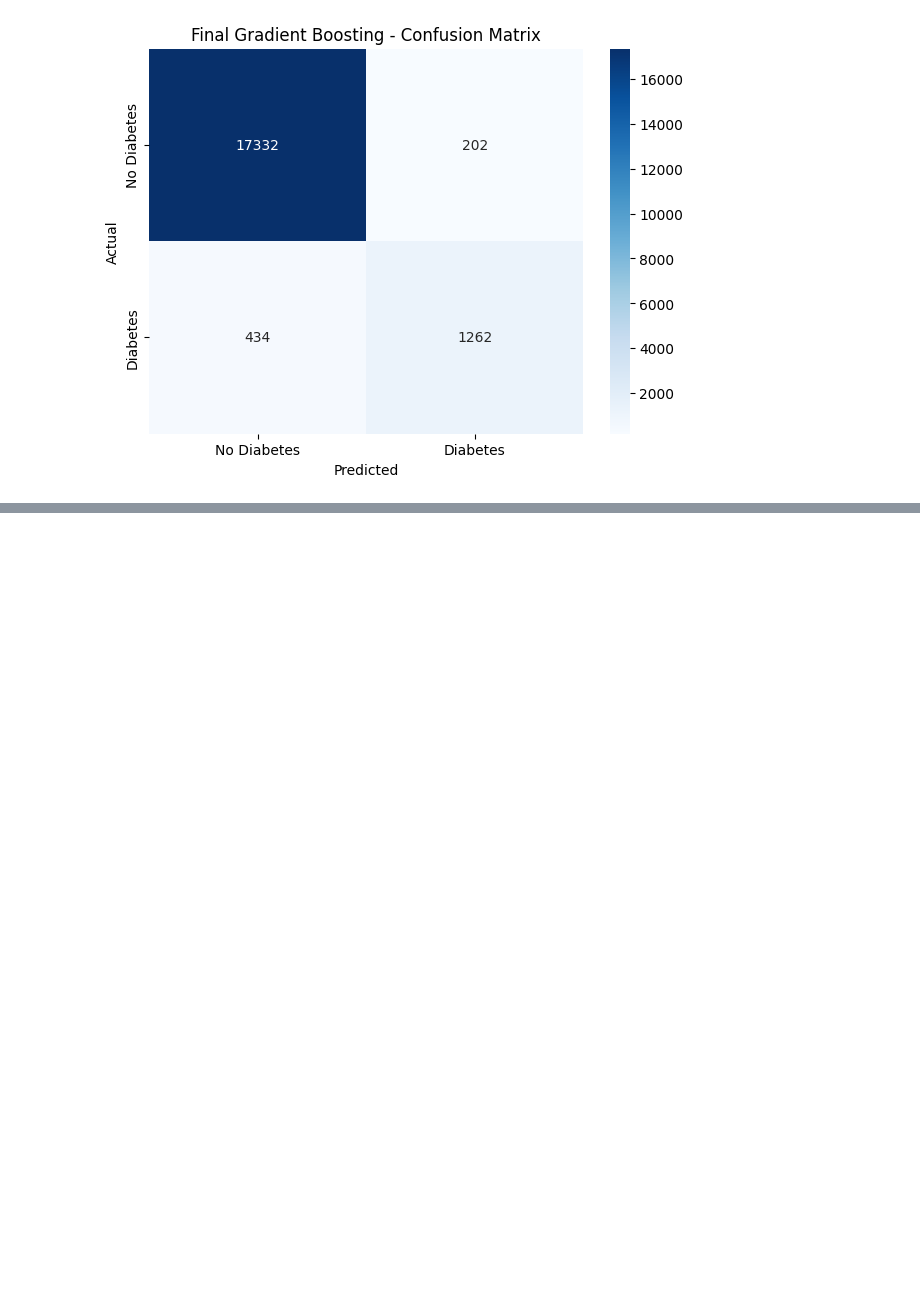
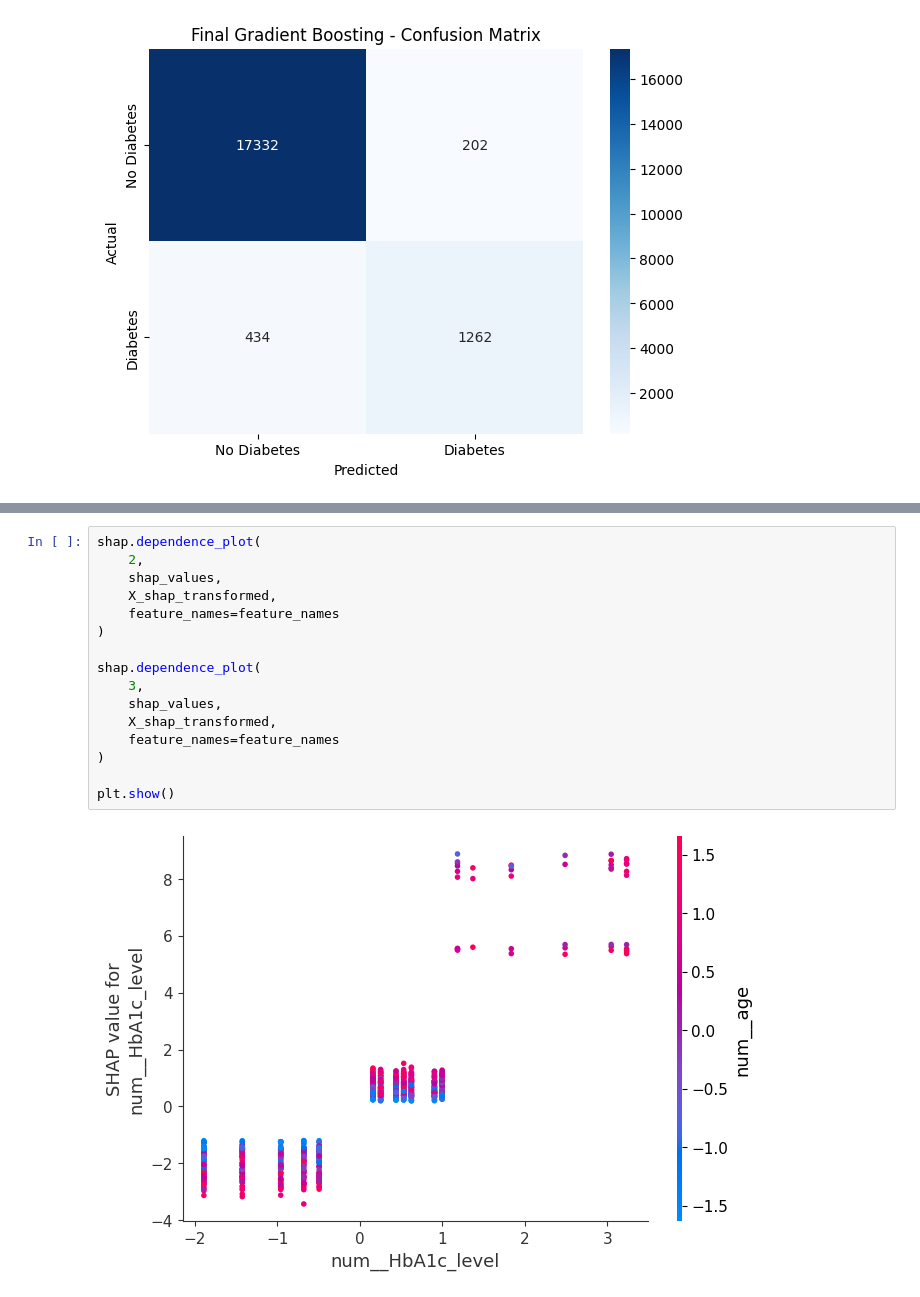
Before and after one commit to Anubhavsingh311/Diabetes_prediction, a Jupyter notebook: diabetes-notebook.ipynb, the cells around one changed output, grey strips where cells are left out. Cells and saved outputs as stored; diff of their text form; blank space fills up the shorter version.

```diff
--- a/diabetes-notebook.ipynb
+++ b/diabetes-notebook.ipynb
@@ -835,0 +949,18 @@ plt.show()
+# %%
+shap.dependence_plot(
+    2,
+    shap_values,
+    X_shap_transformed,
+    feature_names=feature_names
+)
+
+shap.dependence_plot(
+    3,
+    shap_values,
+    X_shap_transformed,
+    feature_names=feature_names
+)
+
+plt.show()
+# %% [output]
+[figure, added]
```
Also changed, not shown: parts of 10 cells of this notebook.
